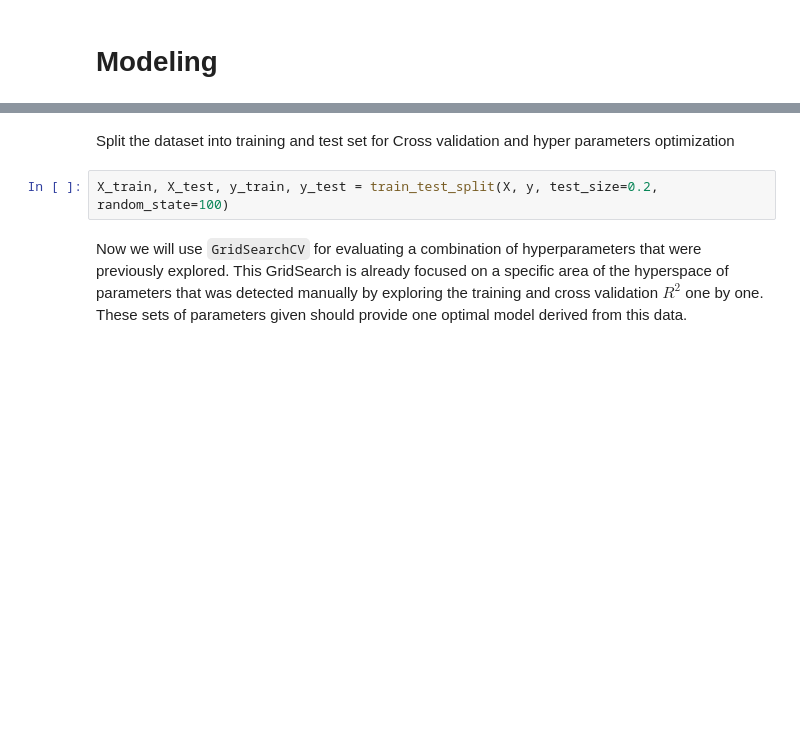
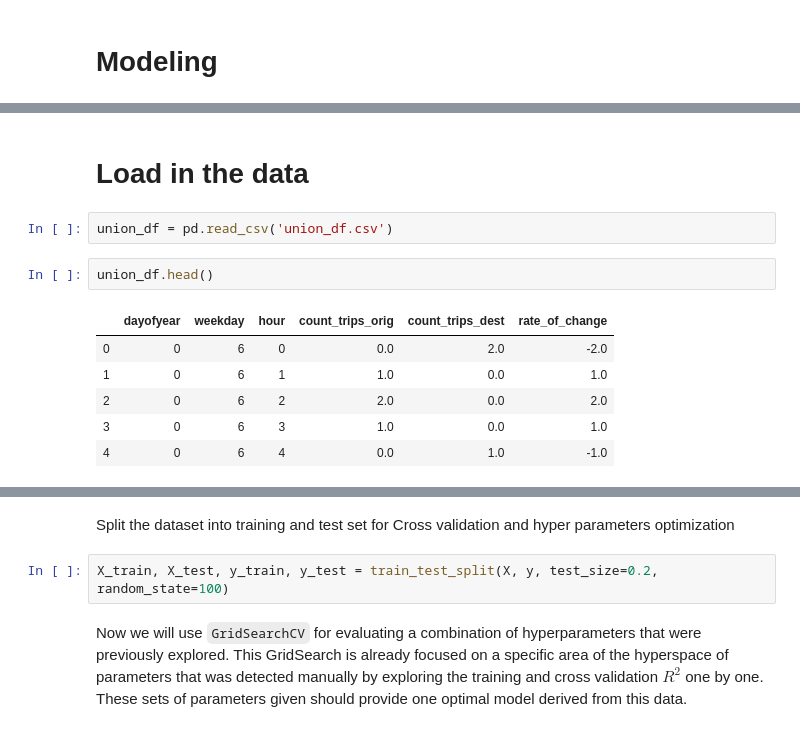
Before and after one commit to josescuderoh/bikeshare-replenishment-forecast, a Jupyter notebook: Code/Modeling.ipynb, the cells around one changed output, grey strips where cells are left out. Drawn from its saved outputs; the diff is of its cells as text; blank space fills up the shorter version.

```diff
--- a/Code/Modeling.ipynb
+++ b/Code/Modeling.ipynb
@@ -16 +25,14 @@ ModuleNotFoundError: No module named 'fuzzywuzzy'
+# %% [markdown]
+# Load in the data
+# %%
+union_df = pd.read_csv('union_df.csv')
+# %%
+union_df.head()
+# %% [output]
+|  | dayofyear | weekday | hour | count_trips_orig | count_trips_dest | rate_of_change |
+| 0 | 0 | 6 | 0 | 0.0 | 2.0 | -2.0 |
+| 1 | 0 | 6 | 1 | 1.0 | 0.0 | 1.0 |
+| 2 | 0 | 6 | 2 | 2.0 | 0.0 | 2.0 |
+| 3 | 0 | 6 | 3 | 1.0 | 0.0 | 1.0 |
+| 4 | 0 | 6 | 4 | 0.0 | 1.0 | -1.0 |
 # %% [markdown]
```
Also changed, not shown: parts of 15 cells of this notebook, 1 other file.
